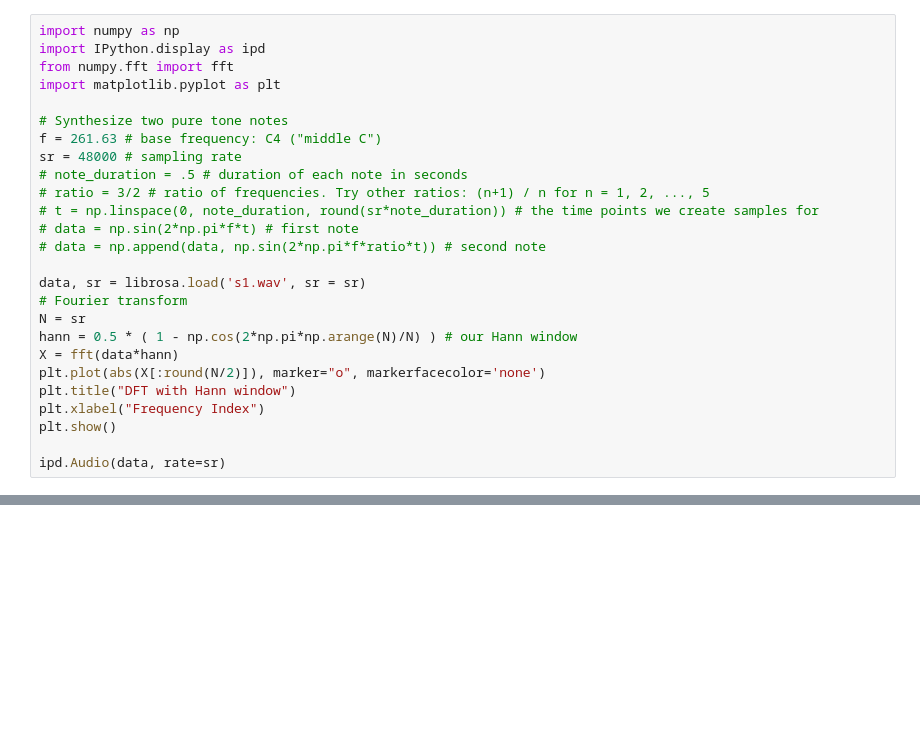
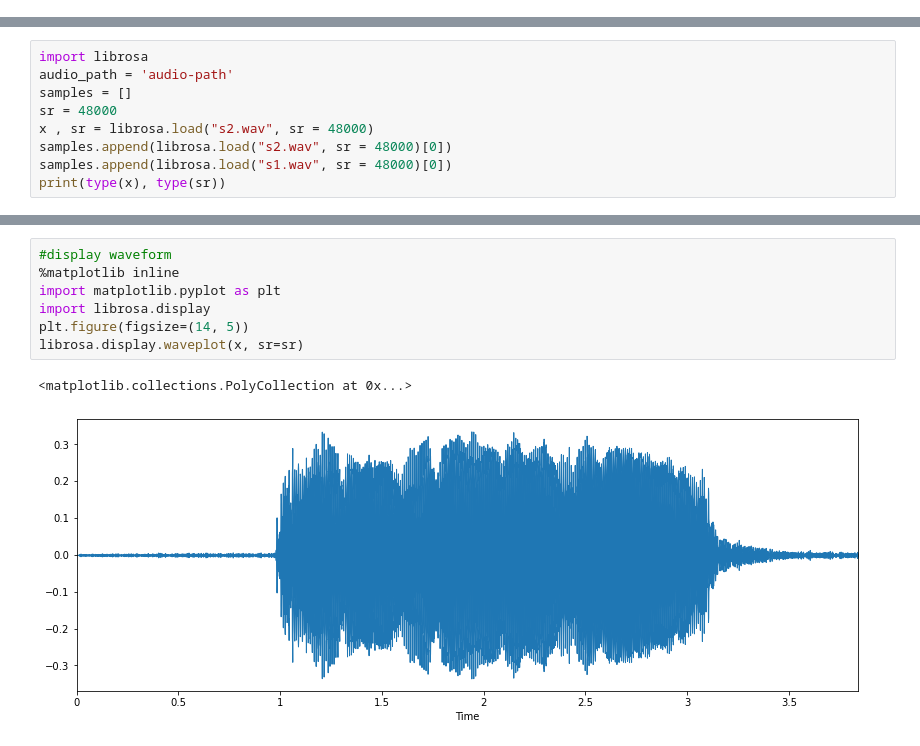
Before and after one commit to cgasgarth/CS-MI-Final, a Jupyter notebook: Final.ipynb, the cells around one changed output, grey strips where cells are left out. Saved outputs shown, nothing was run; the diff lists cells and outputs as text; blank space fills up the shorter version.

```diff
--- a/Final.ipynb
+++ b/Final.ipynb
@@ -13,26 +0,0 @@ The Fourier transform result doesn't contain any information about when each fre
-# %%
-import numpy as np
-import IPython.display as ipd
-from numpy.fft import fft
-import matplotlib.pyplot as plt
-
-# Synthesize two pure tone notes
-f = 261.63 # base frequency: C4 ("middle C")
-sr = 48000 # sampling rate
-# note_duration = .5 # duration of each note in seconds
-# ratio = 3/2 # ratio of frequencies. Try other ratios: (n+1) / n for n = 1, 2, ..., 5
-# t = np.linspace(0, note_duration, round(sr*note_duration)) # the time points we create samples for
-# data = np.sin(2*np.pi*f*t) # first note
-# data = np.append(data, np.sin(2*np.pi*f*ratio*t)) # second note
-
-data, sr = librosa.load('s1.wav', sr = sr)
-# Fourier transform
-N = sr
-hann = 0.5 * ( 1 - np.cos(2*np.pi*np.arange(N)/N) ) # our Hann window
-X = fft(data*hann)
-plt.plot(abs(X[:round(N/2)]), marker="o", markerfacecolor='none')
-plt.title("DFT with Hann window")
-plt.xlabel("Frequency Index")
-plt.show()
-
-ipd.Audio(data, rate=sr)
@@ -179,0 +1,9 @@ def getHarmonicsOfInstruments(allFrequencies):
+# %%
+import librosa
+audio_path = 'audio-path'
+samples = []
+sr = 48000
+x , sr = librosa.load("s2.wav", sr = 48000)
+samples.append(librosa.load("s2.wav", sr = 48000)[0])
+samples.append(librosa.load("s1.wav", sr = 48000)[0])
+print(type(x), type(sr))
@@ -179,0 +34,10 @@ def getHarmonicsOfInstruments(allFrequencies):
+# %%
+#display waveform
+%matplotlib inline
+import matplotlib.pyplot as plt
+import librosa.display
+plt.figure(figsize=(14, 5))
+librosa.display.waveplot(x, sr=sr)
+# %% [output]
+<matplotlib.collections.PolyCollection at 0x...>
+[figure, added]
```
Also changed, not shown: parts of 17 cells of this notebook, 2 other files.
